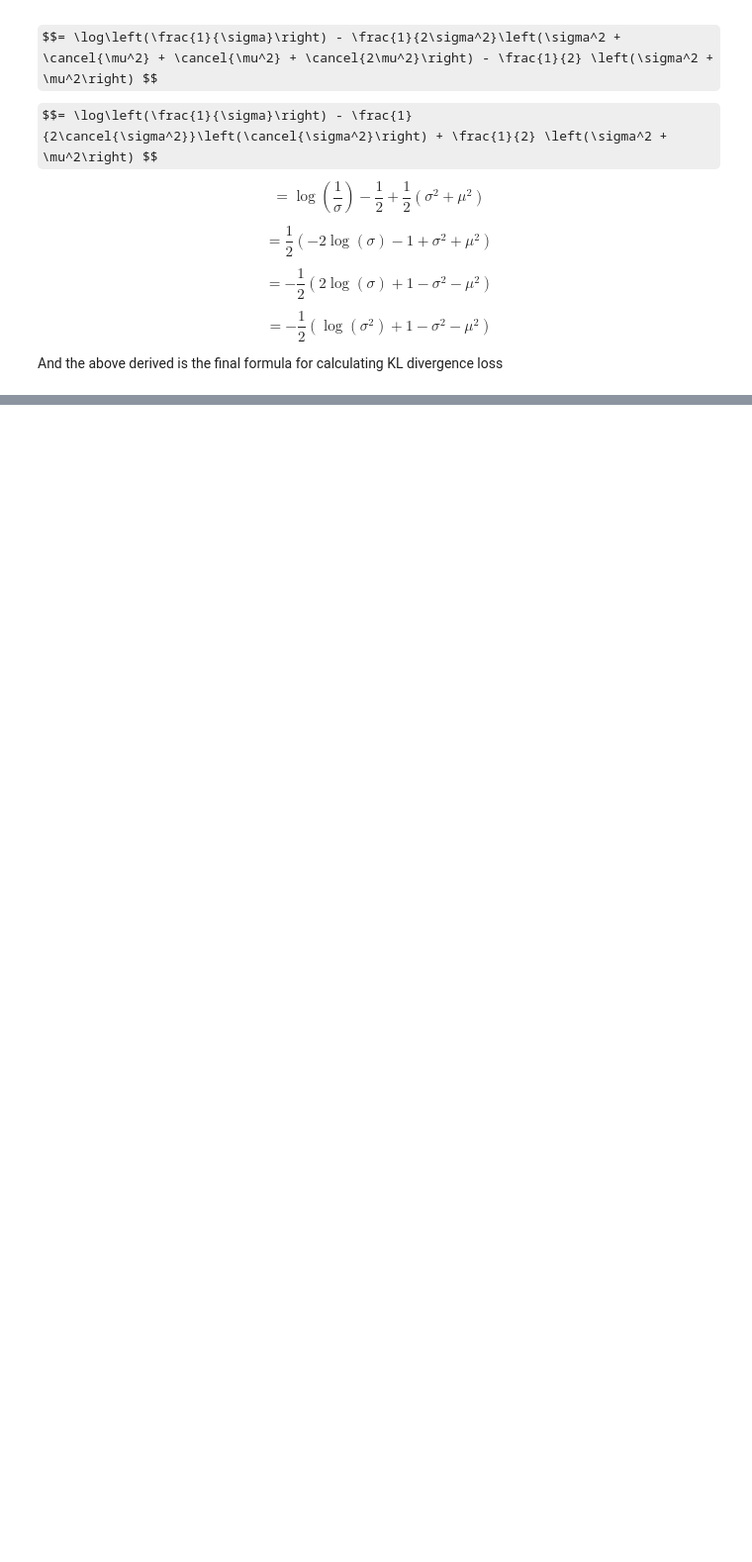
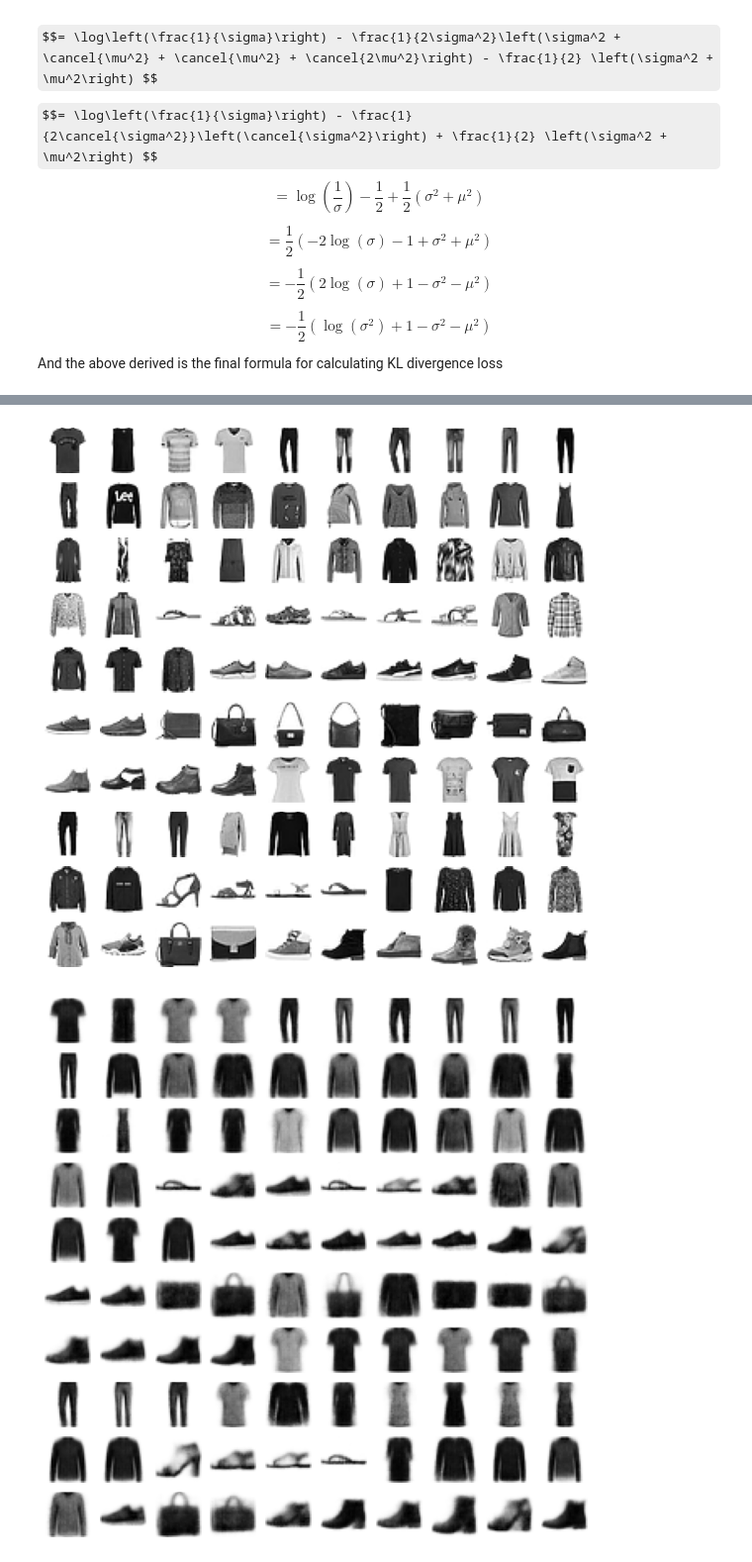
Before and after one commit to AniTho/Generative-Architectures-in-pytorch, a Jupyter notebook: Day_02 (VAE Autoencoder).ipynb, the cells around one changed output, grey strips where cells are left out. Shown at 99% size. Cells and saved outputs as stored; diff of their text form; code cells hidden in the pictures; some formulas as TeX source; blank space fills up the shorter version.

```diff
--- a/Day_02 (VAE Autoencoder).ipynb
+++ b/Day_02 (VAE Autoencoder).ipynb
@@ -53,7 +53,6 @@ def load_checkpoint(model, save_path):
 
 def visualization(dataloader, model, title, clear = True):
     model.eval()
-    encoder = model.encoder
     sigmoid = nn.Sigmoid()
     num_examples = {i:10 for i in range(10)}
     fig_1, axes_1 = plt.subplots(nrows = 10, ncols = 10, figsize = (10,10))
@@ -66,8 +65,8 @@ def visualization(dataloader, model, title, clear = True):
         for imgs, lbls in pbar:
             imgs, lbls = imgs.to(device), lbls.to(device)
             imgs_inp = imgs.view(-1, 1, 28, 28)
-            embeddings = encoder(imgs_inp)
-            out = sigmoid(model(imgs))
+            z_mean, z_log_var, embeddings, reconstructed = model(imgs_inp)
+            out = sigmoid(reconstructed)
             out = out.view(len(out), 1, 28, 28)
             embeddings = embeddings.view(len(out), -1)
             embed.extend(embeddings.cpu().detach().numpy().tolist())
@@ -91,9 +90,9 @@ def visualization(dataloader, model, title, clear = True):
     embed = np.array(embed)
     labels = np.array(labels)
     color = plt.get_cmap('Spectral', 10)
-    scatter_plot = axes.scatter(embed[:,0], embed[:,1], c = labels, cmap = color)
+    scatter_plot = axes.scatter(embed[:,0], embed[:,1], c = labels, cmap = color, alpha = 0.5, s = 2)
     plt.colorbar(scatter_plot, drawedges = True, ax = axes)
-    # wandb.log({f"{title}_original": fig_1, f"{title}_regenerated":fig_2, f"{title}_visualization": wandb.Image(fig_3)})
+    wandb.log({f"{title}_original": fig_1, f"{title}_regenerated":fig_2, f"{title}_visualization": wandb.Image(fig_3)})
     if clear:
         fig_1.clear()
         plt.close(fig_1)
@@ -159,0 +439,7 @@ And the above derived is the final formula for calculating KL divergence loss
+# %%
+cnn_autoencoder = load_checkpoint(cnn_autoencoder, save_path)
+visualization(trainloader, cnn_autoencoder, "Post_train", clear = True)
+visualization(validloader, cnn_autoencoder, "Post_valid", clear = False);
+# %% [output]
+[figure, added]
+[figure, added]
```
Also changed, not shown: parts of 16 cells of this notebook.
